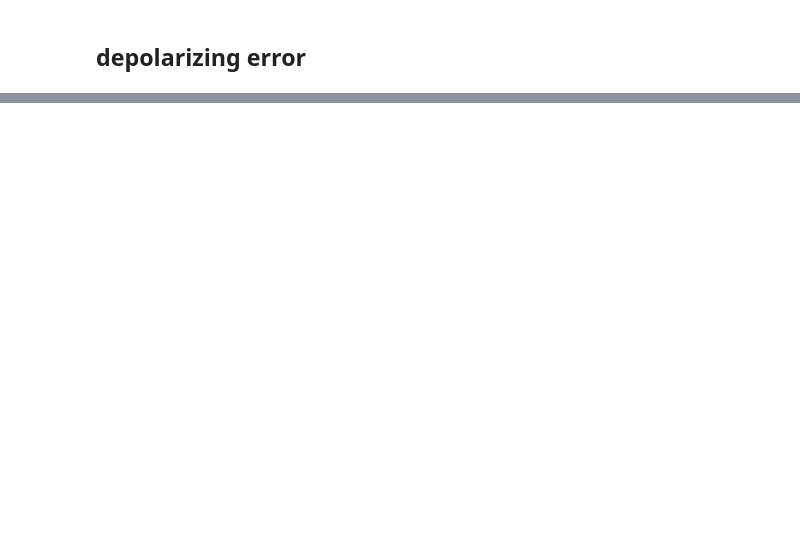
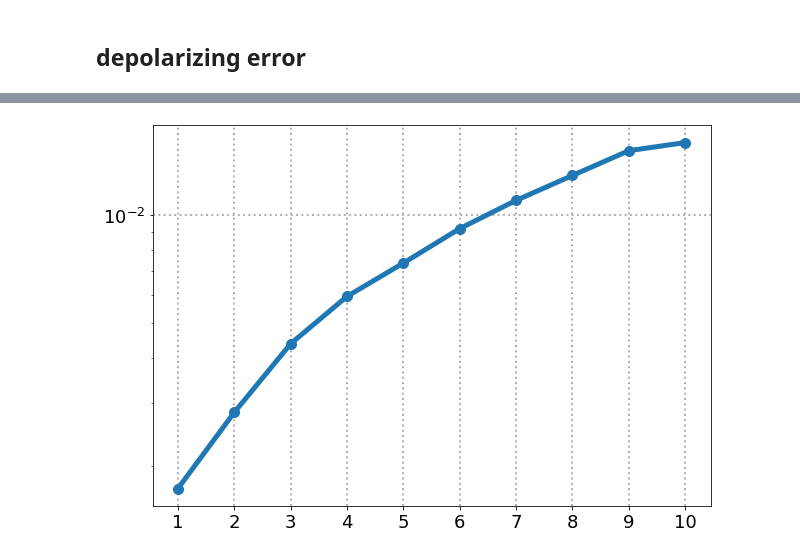
Before and after one commit to Fermi-D/NQS4QEM, a Jupyter notebook: plot_statistics.ipynb, the cells around one changed output, grey strips where cells are left out. Saved outputs shown, nothing was run; the diff lists cells and outputs as text; code cells hidden in the pictures; blank space fills up the shorter version.

```diff
--- a/plot_statistics.ipynb
+++ b/plot_statistics.ipynb
@@ -127,9 +123,13 @@ for n_copy in tqdm(n_copy_list):
 # %%
 plt.figure(figsize=(10, 7))
-plt.plot(n_copy_list, np.sqrt(var_dep_list), marker="o", linewidth=3)
-plt.title(f'varying number of quantum state copies (error rate:{error_rate*100}%)', fontsize=18)
-plt.xlabel('number of quantum state copies', fontsize=18)
-plt.ylabel('standard error of expectation value $<O>$', fontsize=18)
+plt.plot(n_copy_list, np.sqrt(var_dep_list), marker="o",  markersize=10, linewidth=5)
+#plt.title(f'varying number of quantum state copies (error rate:{error_rate*100}%)', fontsize=18)
+#plt.xlabel('number of quantum state copies', fontsize=18)
+#plt.ylabel('standard error of expectation value $<O>$', fontsize=18)
+plt.xticks(np.arange(1, 11))
 plt.yscale('log')
-plt.tick_params(labelsize=15)
+plt.tick_params(labelsize=18)
 plt.grid(linestyle='dotted', linewidth=2)
+plt.savefig(f"./{circuit_name}/train_log/{n_qubit}-qubit/{error_model}/p={100*error_rate}%/each_{each_n_shot}_shot/plot_std_error.pdf", bbox_inches='tight')
+# %% [output]
+[figure, added]
```
Also changed, not shown: parts of 14 cells of this notebook, 13 other files.
